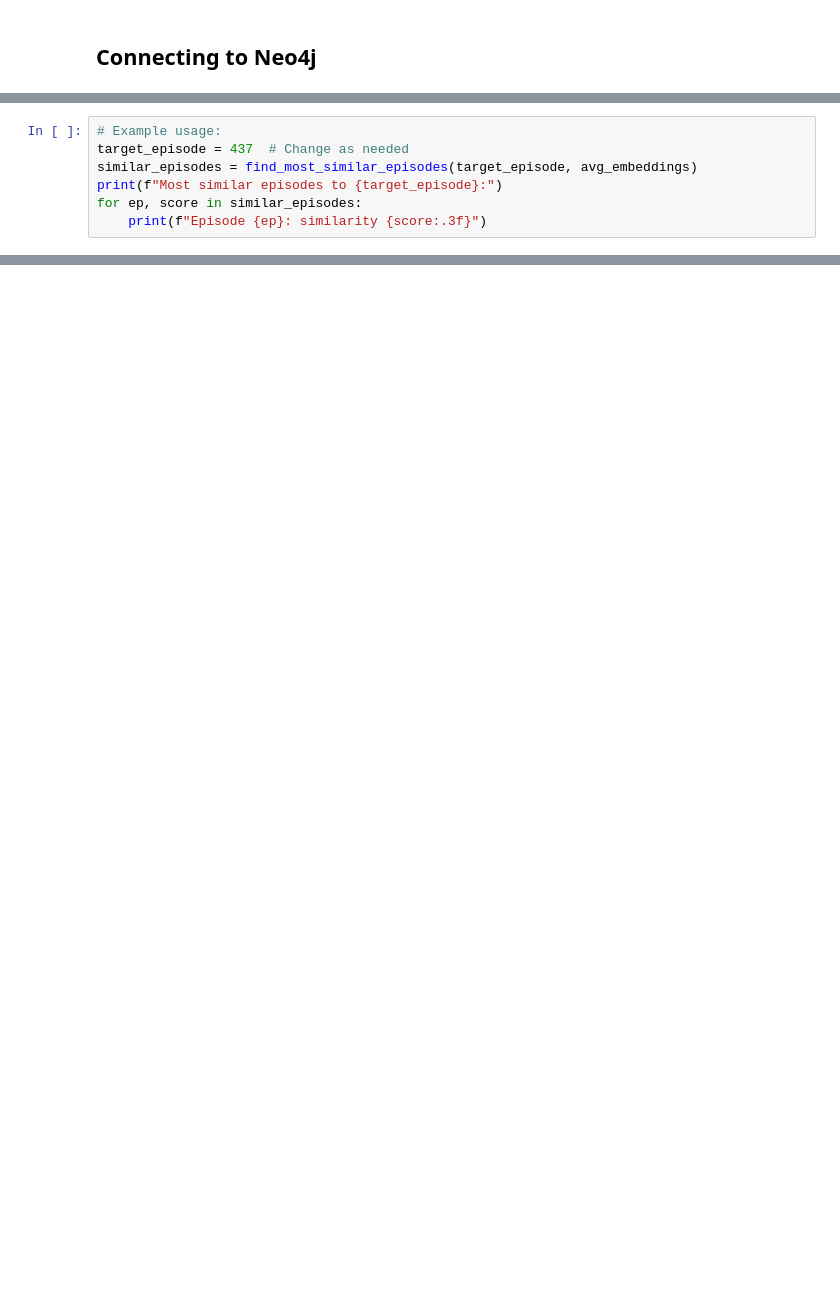
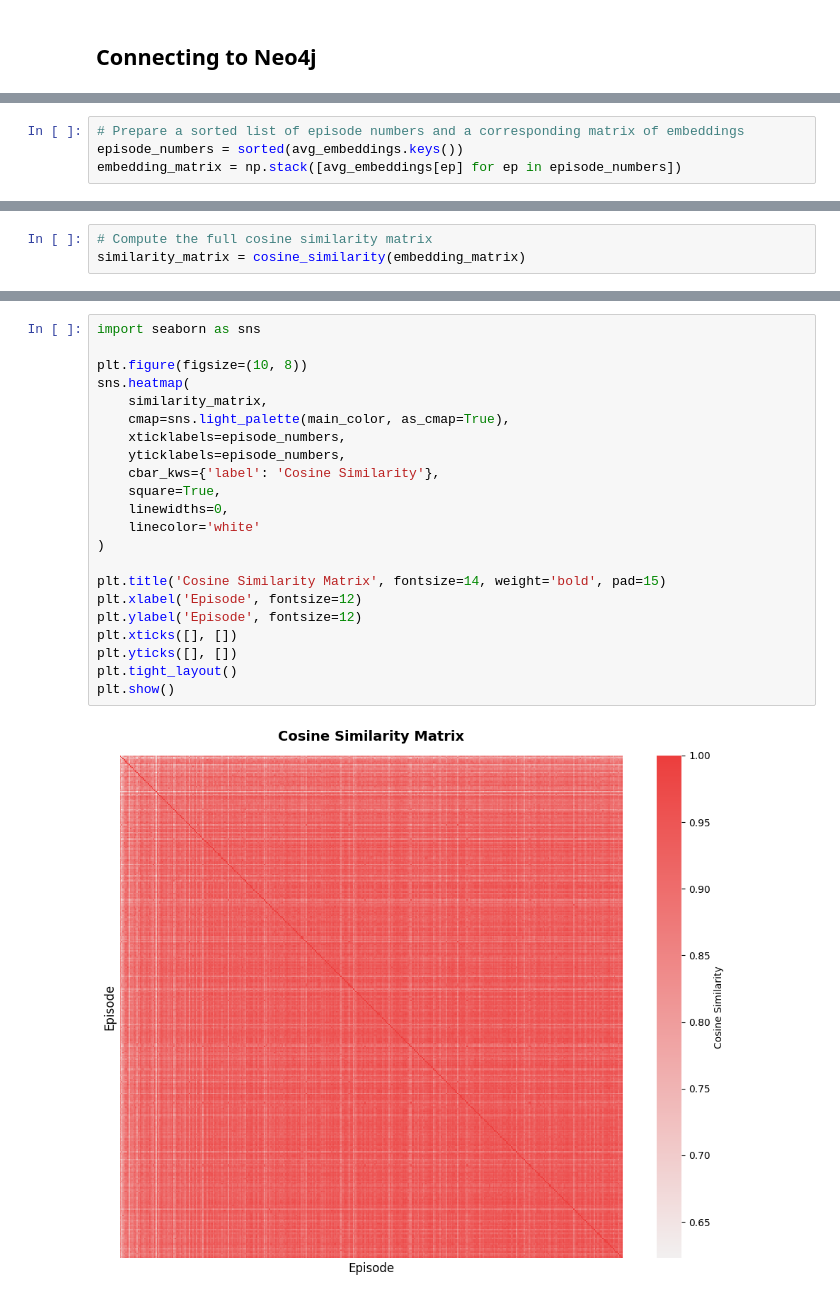
Before and after one commit to fabiohsst/Podcast_Neo4j, a Jupyter notebook: documentation/similiarity_search.ipynb, the cells around one changed output, grey strips where cells are left out. Saved outputs shown, nothing was run; the diff lists cells and outputs as text; blank space fills up the shorter version.

```diff
--- a/documentation/similiarity_search.ipynb
+++ b/documentation/similiarity_search.ipynb
@@ -55,7 +22,0 @@ def find_most_similar_episodes(target_episode, avg_embeddings, top_n=5):
-# %%
-# Example usage:
-target_episode = 437  # Change as needed
-similar_episodes = find_most_similar_episodes(target_episode, avg_embeddings)
-print(f"Most similar episodes to {target_episode}:")
-for ep, score in similar_episodes:
-    print(f"Episode {ep}: similarity {score:.3f}")
@@ -355,0 +107,4 @@ When you ask a question, GraphRAG:
+# %%
+# Prepare a sorted list of episode numbers and a corresponding matrix of embeddings
+episode_numbers = sorted(avg_embeddings.keys())
+embedding_matrix = np.stack([avg_embeddings[ep] for ep in episode_numbers])
@@ -355,0 +116,3 @@ When you ask a question, GraphRAG:
+# %%
+# Compute the full cosine similarity matrix
+similarity_matrix = cosine_similarity(embedding_matrix)
@@ -355,0 +214,24 @@ When you ask a question, GraphRAG:
+# %%
+import seaborn as sns
+
+plt.figure(figsize=(10, 8))
+sns.heatmap(
+    similarity_matrix,
+    cmap=sns.light_palette(main_color, as_cmap=True),
+    xticklabels=episode_numbers,
+    yticklabels=episode_numbers,
+    cbar_kws={'label': 'Cosine Similarity'},
+    square=True,
+    linewidths=0,
+    linecolor='white'
+)
+
+plt.title('Cosine Similarity Matrix', fontsize=14, weight='bold', pad=15)
+plt.xlabel('Episode', fontsize=12)
+plt.ylabel('Episode', fontsize=12)
+plt.xticks([], [])
+plt.yticks([], [])
+plt.tight_layout()
+plt.show()
+# %% [output]
+[figure, added]
```
Also changed, not shown: parts of 75 cells of this notebook, 11 other files.
